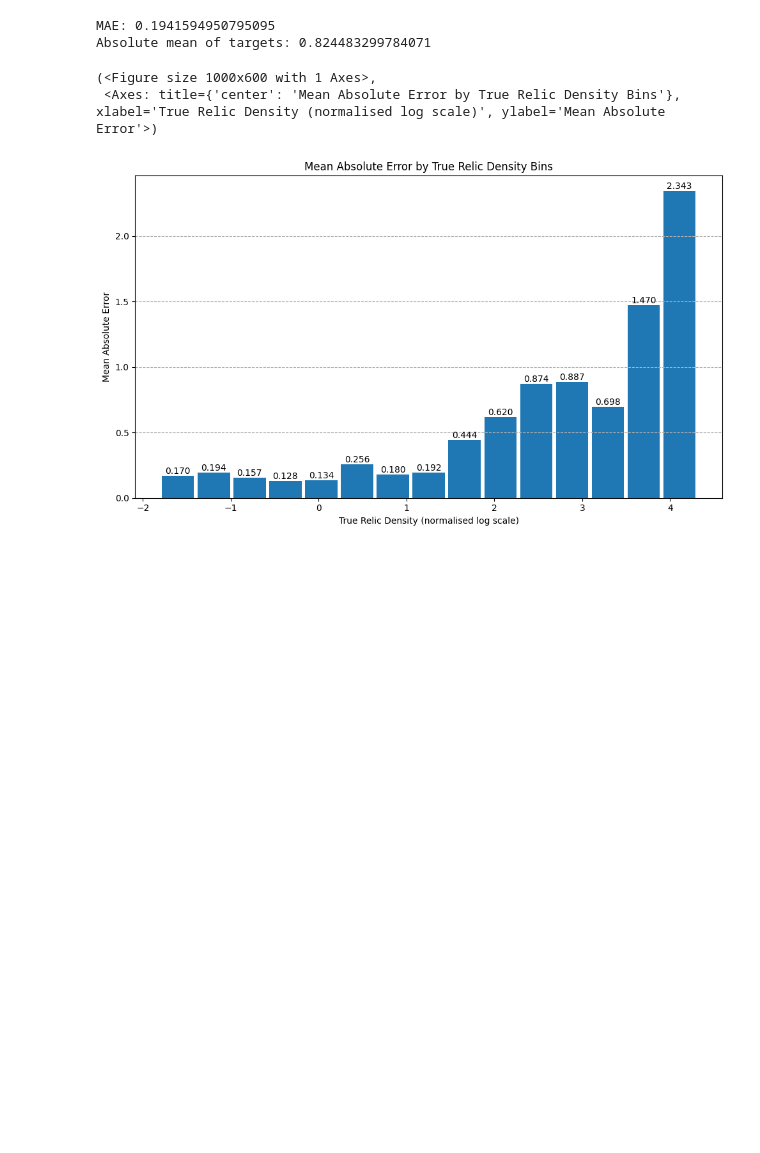
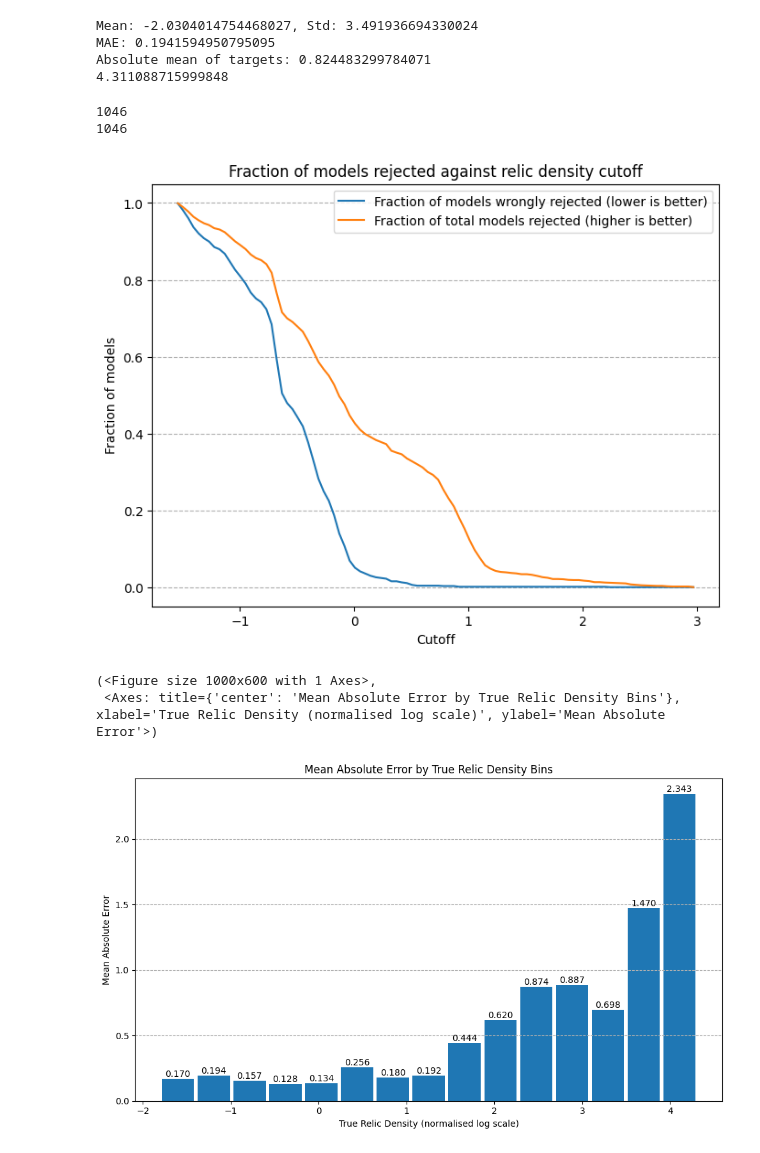
Before and after one commit to benvlasto/MPhys-Project, a Jupyter notebook: exploring-model-output.ipynb, the cells around one changed output. Saved outputs shown, nothing was run; the diff lists cells and outputs as text; code cells hidden in the pictures; blank space fills up the shorter version.

Commit message:
Plotted fraction of rejected models against relic density cutoff. Encouraging - can reject 35% of all models whilst losing ~1% of valid models

```diff
--- a/exploring-model-output.ipynb
+++ b/exploring-model-output.ipynb
@@ -3,27 +3,98 @@ import pandas as pd
 import numpy as np
 import matplotlib.pyplot as plt
 
-original_df = pd.read_csv("EWKino-train.csv")
+train_df = pd.read_csv("EWKino-train.csv")
 output_df = pd.read_csv("0.005-learning-rate-prediction-vs-target-6layer-128node-200epoch.csv")
 sorted_output_df = output_df.sort_values(by="Targets")
 # %%
-mean_DM = original_df["DM_relic_density"].mean()
-std_DM = original_df["DM_relic_density"].std()
+mean_DM = train_df["DM_relic_density"].mean()
+std_DM = train_df["DM_relic_density"].std()
+print(f"Mean: {mean_DM}, Std: {std_DM}")
 
+# Store predictions and targets in separate arrays
 predictions = sorted_output_df["Predictions"].values
 targets = sorted_output_df["Targets"].values
 
-# Unnormalise the targets and predictions so that we can compare with original targets. unf stands for unnormalised form
+# Unnormalise the targets and predictions. unf stands for unnormalised form
 unf_targets = targets * std_DM
 unf_targets += mean_DM
 unf_predictions = predictions * std_DM
 unf_predictions += mean_DM
 
+# Output MAE and absolute mean of targets
 print(f"MAE: {(np.abs(predictions-targets)).mean()}")
 print(f"Absolute mean of targets: {(np.abs(targets)).mean()}")
+print(targets.max())
 # %% [output]
+Mean: -2.0304014754468027, Std: 3.491936694330024
 MAE: 0.1941594950795095
 Absolute mean of targets: 0.824483299784071
+4.311088715999848
+# %%
+# Create array of correctly rejected models. 0.12 is used because this is the true upper limit for relic density
+true_cutoff = (np.log(0.12) - mean_DM) / std_DM
+target_rejections = targets > true_cutoff
+
+# Create array of test cutoffs
+test_cutoff = (np.log(0.0001) - mean_DM) / std_DM
+
+# Work out which predictions are rejected by chosen cutoff
+rejected_predictions = predictions > test_cutoff
+
+# Create array of models that should have been accepted but were rejected
+wrongly_rejected = rejected_predictions > target_rejections
+
+total_wrongly_rejected = wrongly_rejected.sum()
+print(total_wrongly_rejected)
+correct_accepted = np.logical_not(target_rejections)
+print(correct_accepted.sum())
+# %% [output]
+1046
+1046
+# %%
+def plot_incorrect_rejections_by_cutoff(true_values, predicted_values, num_points=100):
+
+    # Create array of correctly rejected models. 0.12 is used because this is the true upper limit for relic density
+    true_cutoff = (np.log(0.12) - mean_DM) / std_DM
+    target_rejections = true_values > true_cutoff
+    correct_accepted = np.logical_not(target_rejections)
+
+    # Create array of test cutoffs
+    test_cutoffs = np.linspace(predictions.min(),predictions.max(),num=num_points)
+
+    # Create array of incorrect rejections that we will plot
+    incorrect_rejections = []
+    total_rejections = []
+
+    for cutoff in test_cutoffs:
+
+        # Work out which predictions are rejected by chosen cutoff
+        rejected_predictions = predicted_values > cutoff
+
+        # Calculate fraction of models that should have been accepted but were rejected
+        total_wrongly_rejected = (rejected_predictions > target_rejections).sum()
+        fraction_wrongly_rejected = total_wrongly_rejected / correct_accepted.sum()
+
+        # Calculate fraction of correctly rejected models
+        fraction_rejeceted = rejected_predictions.sum() / len(true_values)
+
+        incorrect_rejections.append(fraction_wrongly_rejected)
+        total_rejections.append(fraction_rejeceted)
+
+    # Plot fraction of rejected models against cutoff
+    plt.figure(figsize=(8, 6))
+    plt.plot(test_cutoffs, incorrect_rejections)
+    plt.plot(test_cutoffs, total_rejections)
+    plt.xlabel("Cutoff")
+    plt.ylabel("Fraction of models")
+    plt.grid(axis='y', linestyle='--')
+    plt.legend(["Fraction of models wrongly rejected (lower is better)", "Fraction of total models rejected (higher is better)"])
+    plt.title("Fraction of models rejected against relic density cutoff")
+    plt.show()
+# %%
+plot_incorrect_rejections_by_cutoff(targets, predictions)
+# %% [output]
+[figure, added]
 # %%
 def plot_mae_by_bins(true_values, predicted_values, num_bins):
 
```
